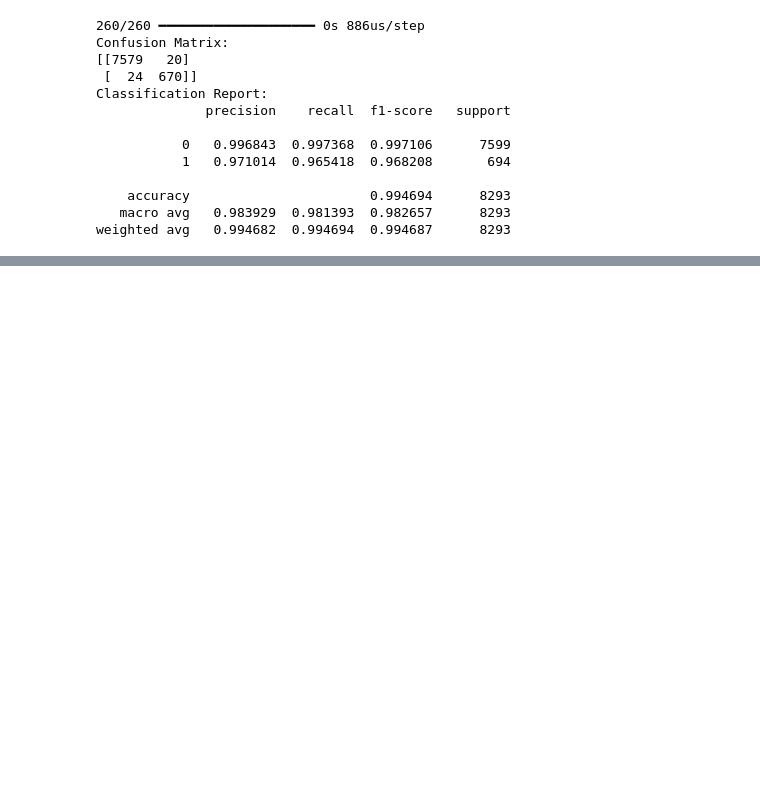
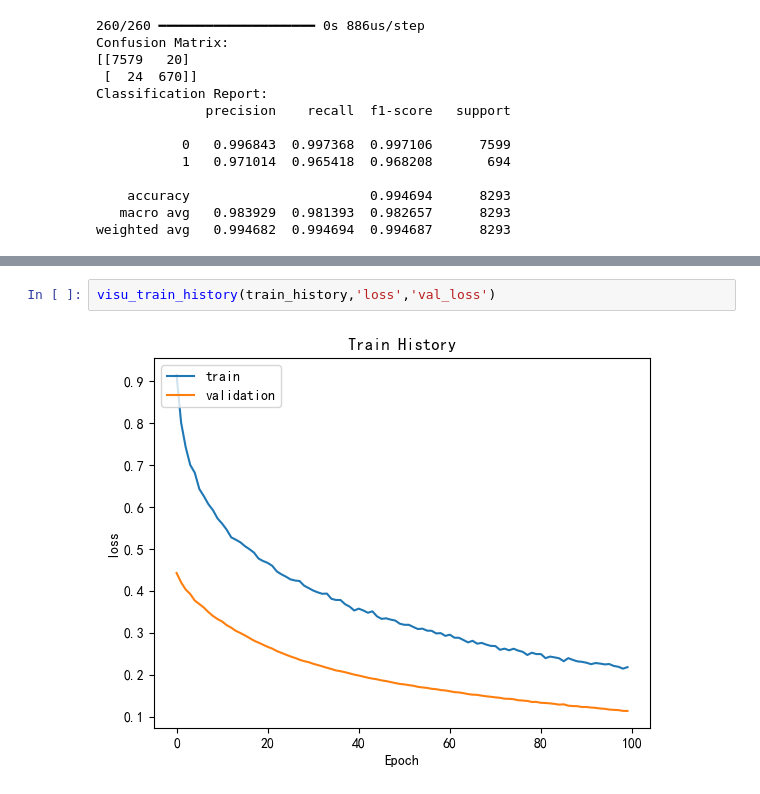
Before and after one commit to Heliumeow/InsuranceClaimClassificationProject, a Jupyter notebook: model_train.ipynb, the cells around one changed output, grey strips where cells are left out. Drawn from its saved outputs; the diff is of its cells as text; blank space fills up the shorter version.

```diff
--- a/model_train.ipynb
+++ b/model_train.ipynb
@@ -386,0 +493,4 @@ weighted avg   0.994682  0.994694  0.994687      8293
+# %%
+visu_train_history(train_history,'loss','val_loss')
+# %% [output]
+[figure, added]
```
Also changed, not shown: parts of 33 cells of this notebook.
